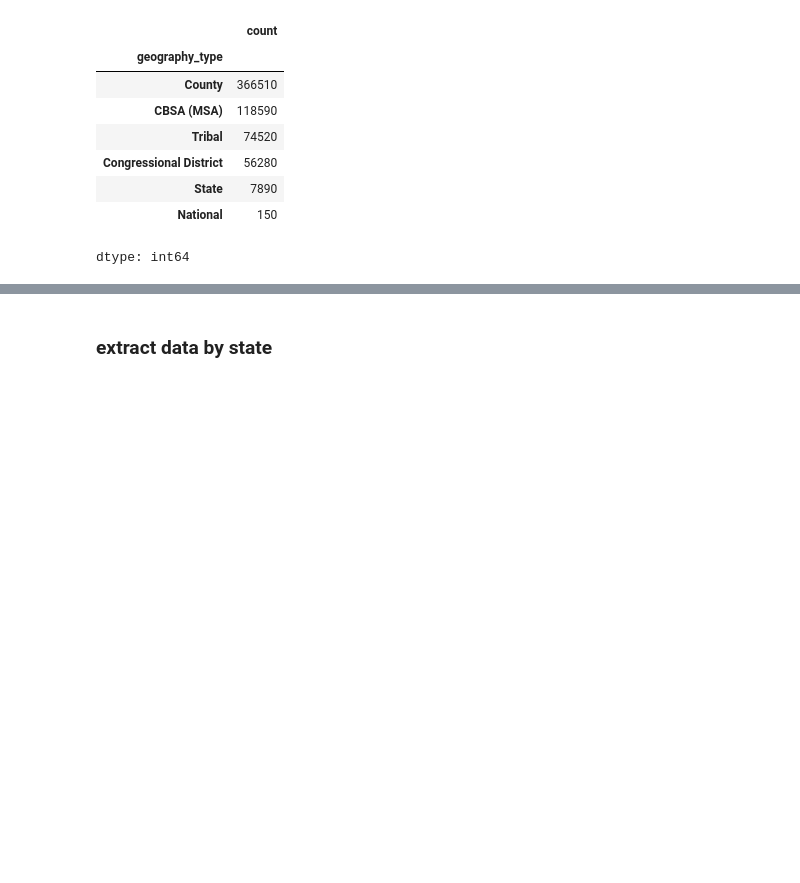
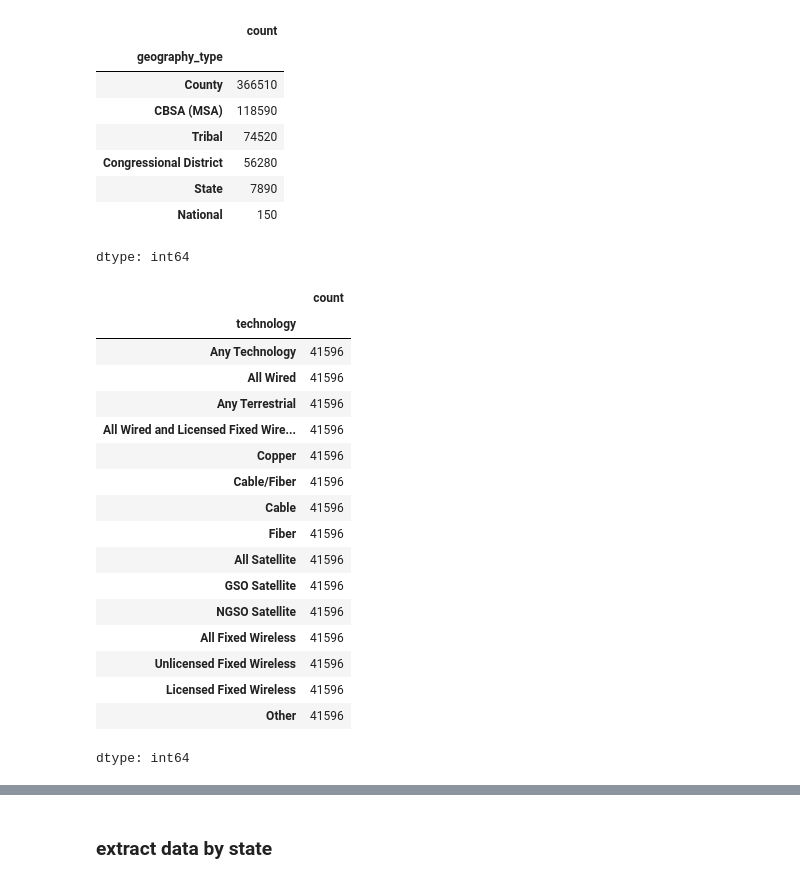
Before and after one commit to AishaniD078/huds_ms_airband_analysis_2_repo, a Jupyter notebook: Research_Skeleton_Notebook_Feng.ipynb, the cells around one changed output, grey strips where cells are left out. Cells and saved outputs as stored; diff of their text form; code cells hidden in the pictures; blank space fills up the shorter version.

```diff
--- a/Research_Skeleton_Notebook_Feng.ipynb
+++ b/Research_Skeleton_Notebook_Feng.ipynb
@@ -128,3 +148,24 @@ full['geography_type'].value_counts()
 | State | 7890 |
 | National | 150 |
 dtype: int64
+# %%
+fixed['technology'].value_counts()
+# %% [output]
+|  | count |
+| technology |  |
+| Any Technology | 41596 |
+| All Wired | 41596 |
+| Any Terrestrial | 41596 |
+| All Wired and Licensed Fixed Wire... | 41596 |
+| Copper | 41596 |
+| Cable/Fiber | 41596 |
+| Cable | 41596 |
+| Fiber | 41596 |
+| All Satellite | 41596 |
+| GSO Satellite | 41596 |
+| NGSO Satellite | 41596 |
+| All Fixed Wireless | 41596 |
+| Unlicensed Fixed Wireless | 41596 |
+| Licensed Fixed Wireless | 41596 |
+| Other | 41596 |
+dtype: int64
```
Also changed, not shown: parts of 16 cells of this notebook.
